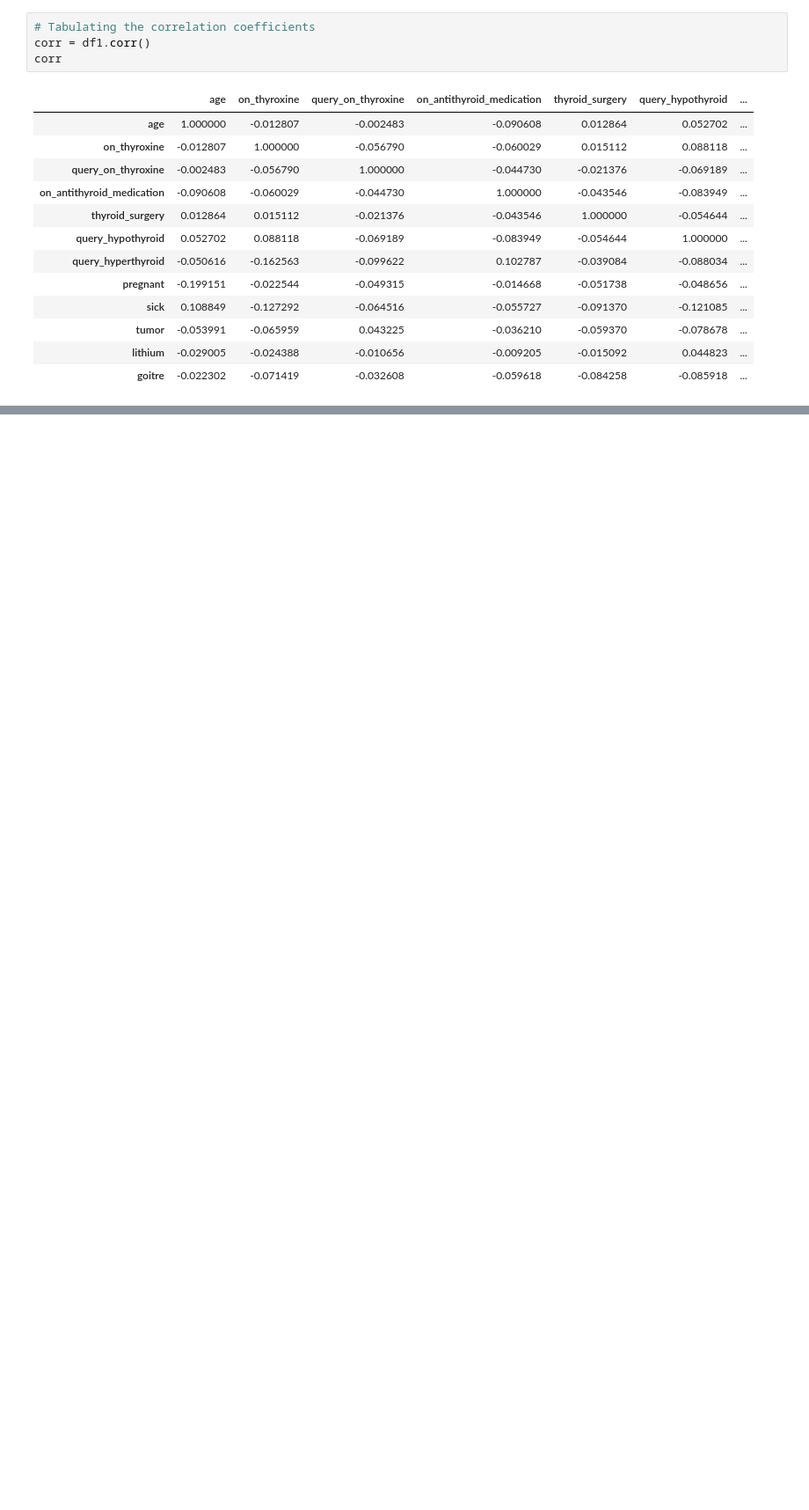
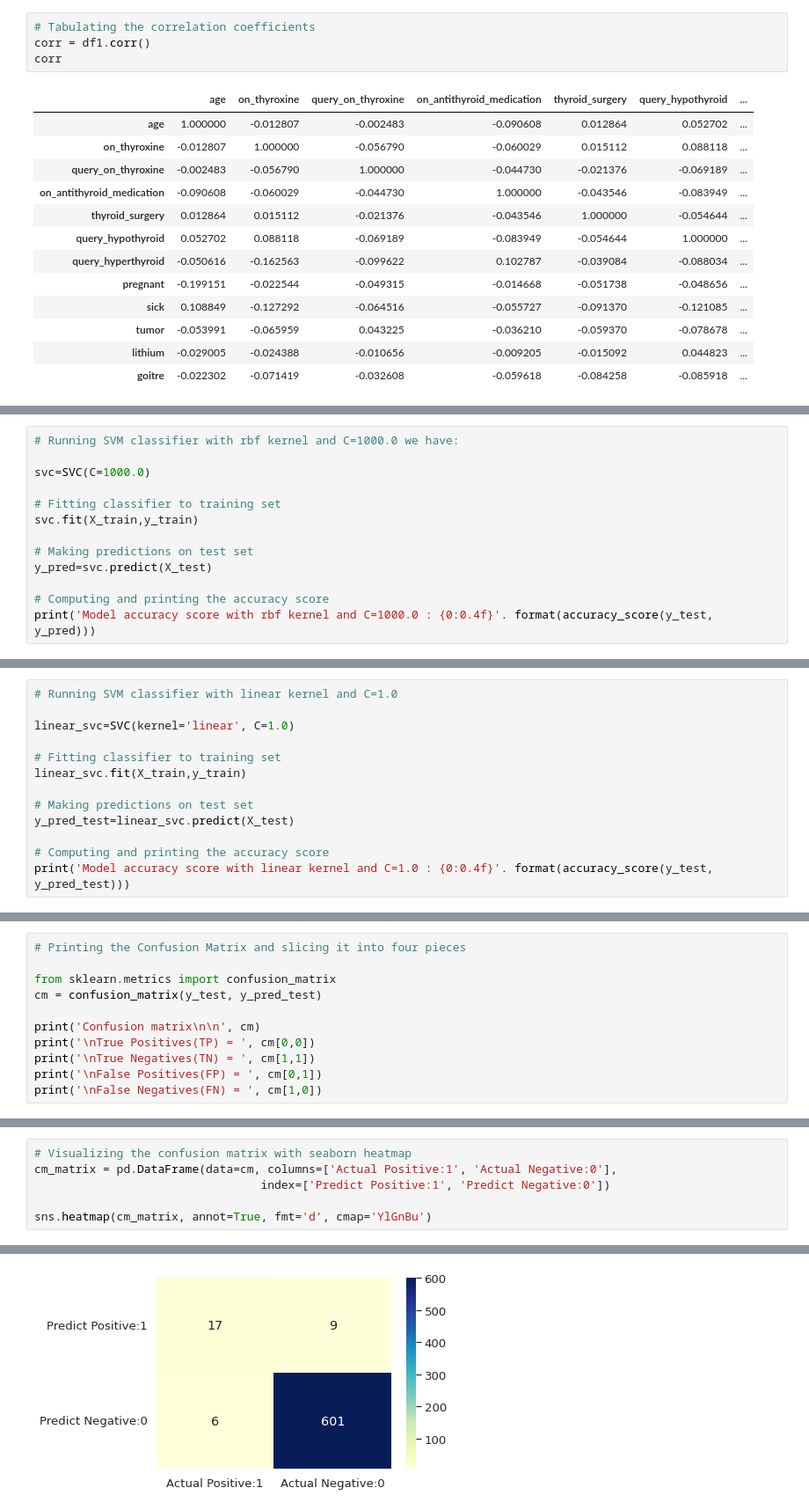
Before and after one commit to Maria-mbugua/IPWeek8-Core, a Jupyter notebook: DECISION_TREES_AND_SVM.ipynb, the cells around one changed output, grey strips where cells are left out. Shown at 88% size. Drawn from its saved outputs; the diff is of its cells as text; blank space fills up the shorter version.

```diff
--- a/DECISION_TREES_AND_SVM.ipynb
+++ b/DECISION_TREES_AND_SVM.ipynb
@@ -492,0 +974,13 @@ Successfully installed factor-analyzer-0.2.3
+# %%
+# Running SVM classifier with rbf kernel and C=1000.0 we have:
+
+svc=SVC(C=1000.0)
+
+# Fitting classifier to training set
+svc.fit(X_train,y_train)
+
+# Making predictions on test set
+y_pred=svc.predict(X_test)
+
+# Computing and printing the accuracy score
+print('Model accuracy score with rbf kernel and C=1000.0 : {0:0.4f}'. format(accuracy_score(y_test, y_pred)))
@@ -492,0 +991,13 @@ Successfully installed factor-analyzer-0.2.3
+# %%
+# Running SVM classifier with linear kernel and C=1.0
+
+linear_svc=SVC(kernel='linear', C=1.0)
+
+# Fitting classifier to training set
+linear_svc.fit(X_train,y_train)
+
+# Making predictions on test set
+y_pred_test=linear_svc.predict(X_test)
+
+# Computing and printing the accuracy score
+print('Model accuracy score with linear kernel and C=1.0 : {0:0.4f}'. format(accuracy_score(y_test, y_pred_test)))
@@ -492,0 +1105,11 @@ Successfully installed factor-analyzer-0.2.3
+# %%
+# Printing the Confusion Matrix and slicing it into four pieces
+
+from sklearn.metrics import confusion_matrix
+cm = confusion_matrix(y_test, y_pred_test)
+
+print('Confusion matrix\n\n', cm)
+print('\nTrue Positives(TP) = ', cm[0,0])
+print('\nTrue Negatives(TN) = ', cm[1,1])
+print('\nFalse Positives(FP) = ', cm[0,1])
+print('\nFalse Negatives(FN) = ', cm[1,0])
@@ -492,0 +1149,7 @@ Successfully installed factor-analyzer-0.2.3
+# %%
+# Visualizing the confusion matrix with seaborn heatmap
+cm_matrix = pd.DataFrame(data=cm, columns=['Actual Positive:1', 'Actual Negative:0'],
+                                 index=['Predict Positive:1', 'Predict Negative:0'])
+
+sns.heatmap(cm_matrix, annot=True, fmt='d', cmap='YlGnBu')
+# %% [output]
@@ -492,0 +1157 @@ Successfully installed factor-analyzer-0.2.3
+[figure, added]
```
Also changed, not shown: parts of 88 cells of this notebook.
